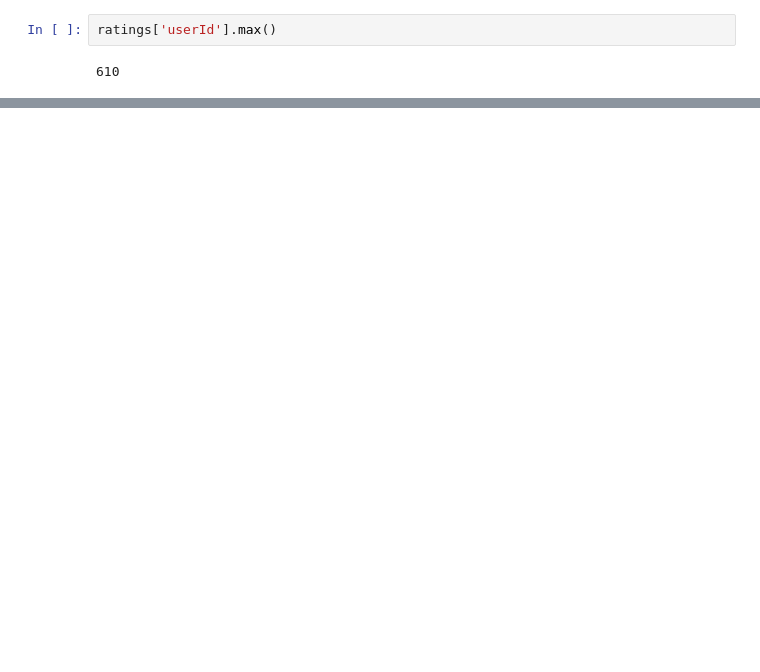
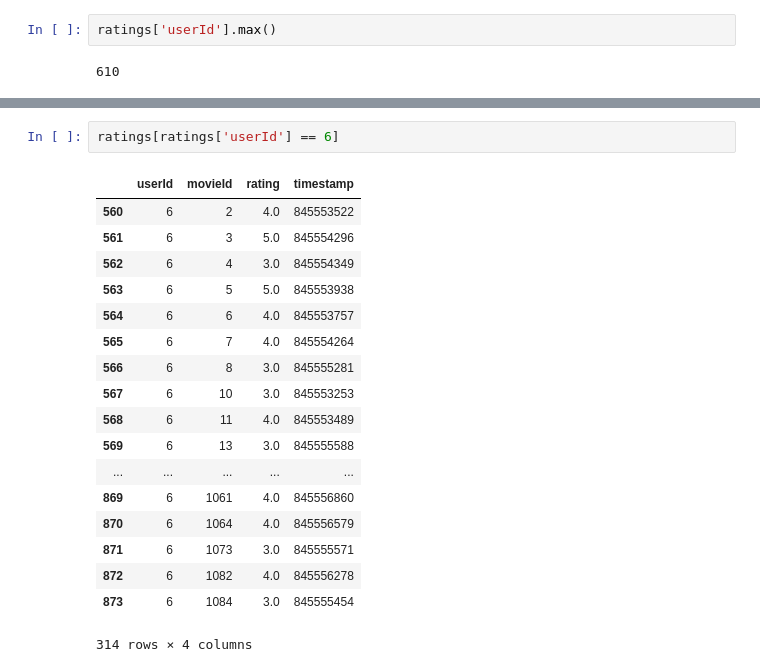
Before and after one commit to Fatema/web-technology, a Jupyter notebook: melon.ipynb, the cells around one changed output, grey strips where cells are left out. Drawn from its saved outputs; the diff is of its cells as text; blank space fills up the shorter version.

```diff
--- a/melon.ipynb
+++ b/melon.ipynb
@@ -893,0 +905,21 @@ ratings['userId'].max()
+# %%
+ratings[ratings['userId'] == 6]
+# %% [output]
+|  | userId | movieId | rating | timestamp |
+| 560 | 6 | 2 | 4.0 | 845553522 |
+| 561 | 6 | 3 | 5.0 | 845554296 |
+| 562 | 6 | 4 | 3.0 | 845554349 |
+| 563 | 6 | 5 | 5.0 | 845553938 |
+| 564 | 6 | 6 | 4.0 | 845553757 |
+| 565 | 6 | 7 | 4.0 | 845554264 |
+| 566 | 6 | 8 | 3.0 | 845555281 |
+| 567 | 6 | 10 | 3.0 | 845553253 |
+| 568 | 6 | 11 | 4.0 | 845553489 |
+| 569 | 6 | 13 | 3.0 | 845555588 |
+| ... | ... | ... | ... | ... |
+| 869 | 6 | 1061 | 4.0 | 845556860 |
+| 870 | 6 | 1064 | 4.0 | 845556579 |
+| 871 | 6 | 1073 | 3.0 | 845555571 |
+| 872 | 6 | 1082 | 4.0 | 845556278 |
+| 873 | 6 | 1084 | 3.0 | 845555454 |
+314 rows × 4 columns
```
Also changed, not shown: parts of 15 cells of this notebook, 19 other files.
